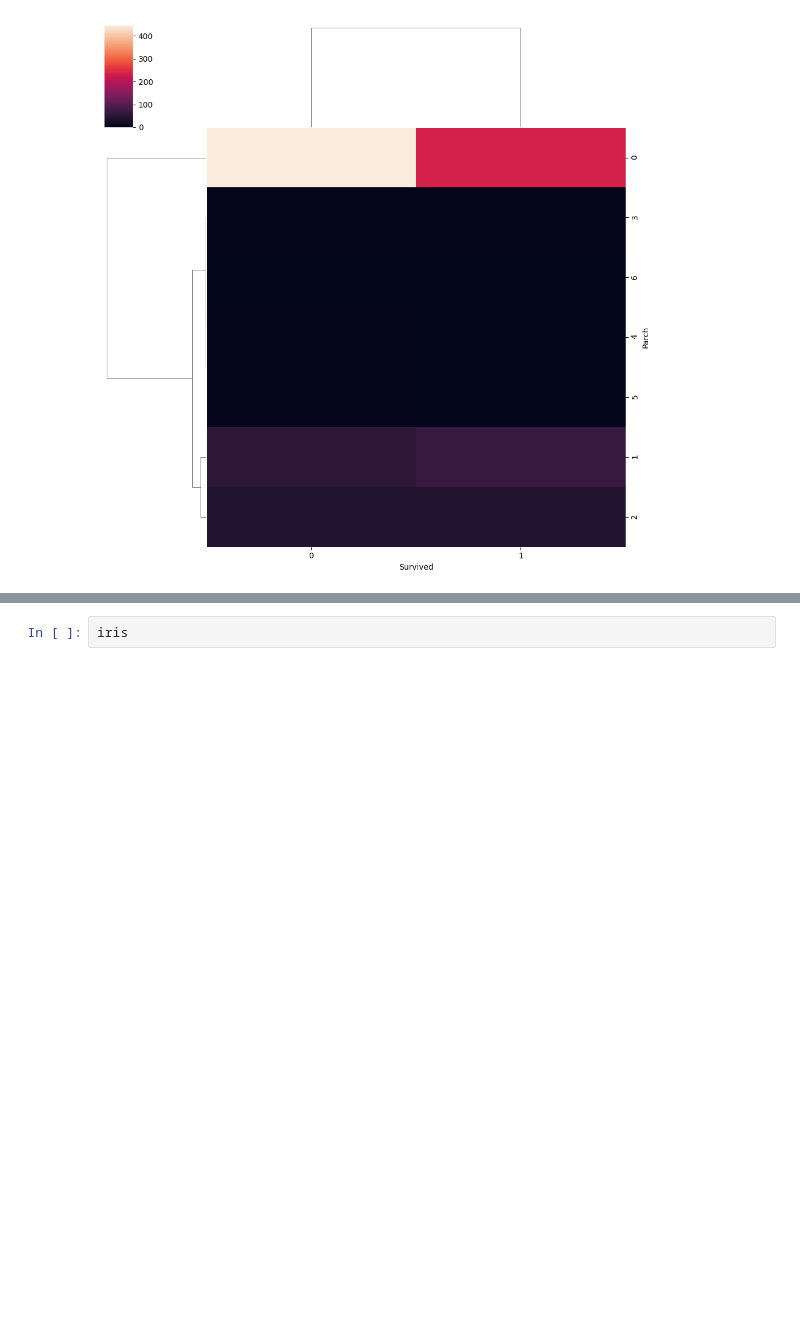
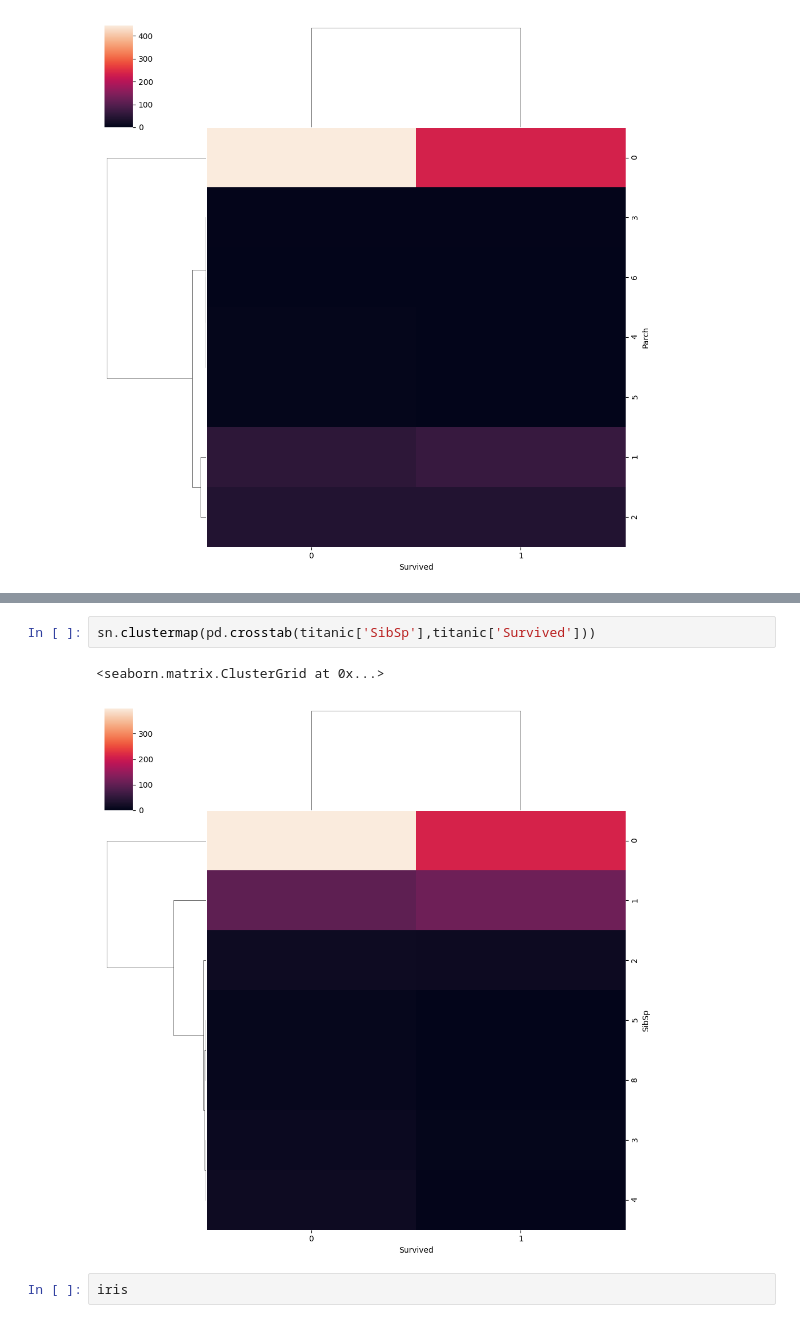
Before and after one commit to msasomrat/ML_learn, a Jupyter notebook: uni_bi_EDA.ipynb, the cells around one changed output, grey strips where cells are left out. Saved outputs shown, nothing was run; the diff lists cells and outputs as text; blank space fills up the shorter version.

```diff
--- a/uni_bi_EDA.ipynb
+++ b/uni_bi_EDA.ipynb
@@ -331,3 +386,8 @@ sn.clustermap(pd.crosstab(titanic['Parch'],titanic['Survived']))
+# %%
+sn.clustermap(pd.crosstab(titanic['SibSp'],titanic['Survived']))
+# %% [output]
+<seaborn.matrix.ClusterGrid at 0x...>
+[figure, added]
 # %%
 iris
 # %% [output]
```
Also changed, not shown: parts of 12 cells of this notebook.
